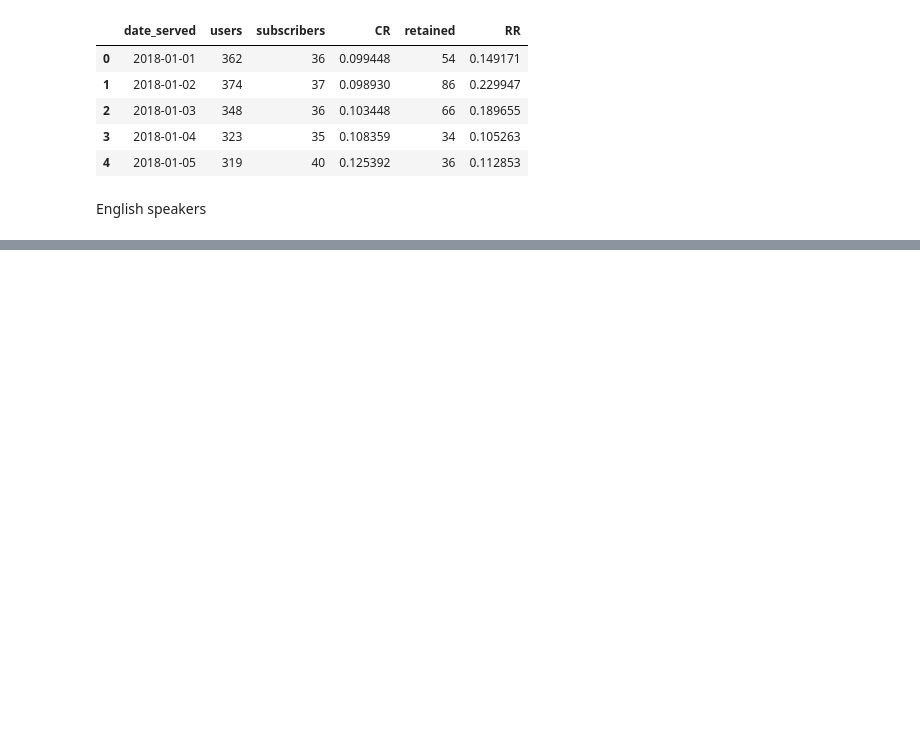
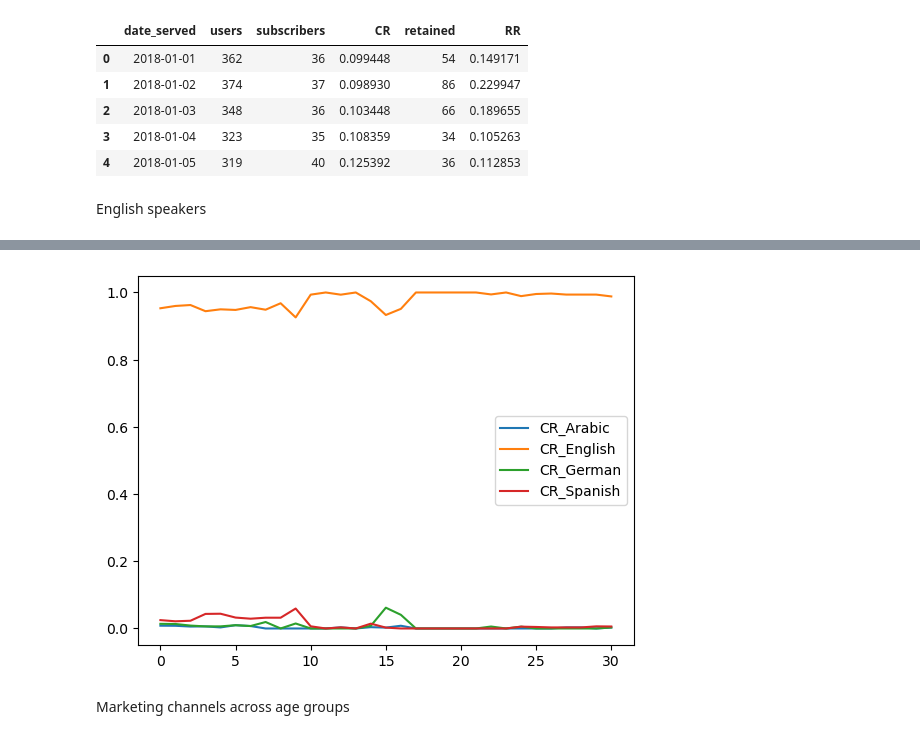
Before and after one commit to 0xrsfagundes/IBM, a Jupyter notebook: Datacamp/Datacamp - Analyzing Marketing Campaigns with pandas.ipynb, the cells around one changed output, grey strips where cells are left out. Saved outputs shown, nothing was run; the diff lists cells and outputs as text; code cells hidden in the pictures; blank space fills up the shorter version.

```diff
--- a/Datacamp/Datacamp - Analyzing Marketing Campaigns with pandas.ipynb
+++ b/Datacamp/Datacamp - Analyzing Marketing Campaigns with pandas.ipynb
@@ -235,0 +243,7 @@ merged_df3.head(10)
+# %%
+merged_df3['CR_Arabic'] = merged_df3['Arabic'] / merged_df3['users']
+merged_df3['CR_English'] = merged_df3['English'] / merged_df3['users']
+merged_df3['CR_German'] = merged_df3['German'] / merged_df3['users']
+merged_df3['CR_Spanish'] = merged_df3['Spanish'] / merged_df3['users']
+
+merged_df3.head()
@@ -235,0 +268,7 @@ merged_df3.head(10)
+# %%
+merged_df3[['CR_Arabic','CR_English','CR_German','CR_Spanish']].plot()
+plt.show()
+# %% [output]
+[figure, added]
+# %% [markdown]
+Marketing channels across age groups
```
Also changed, not shown: parts of 19 cells of this notebook.
